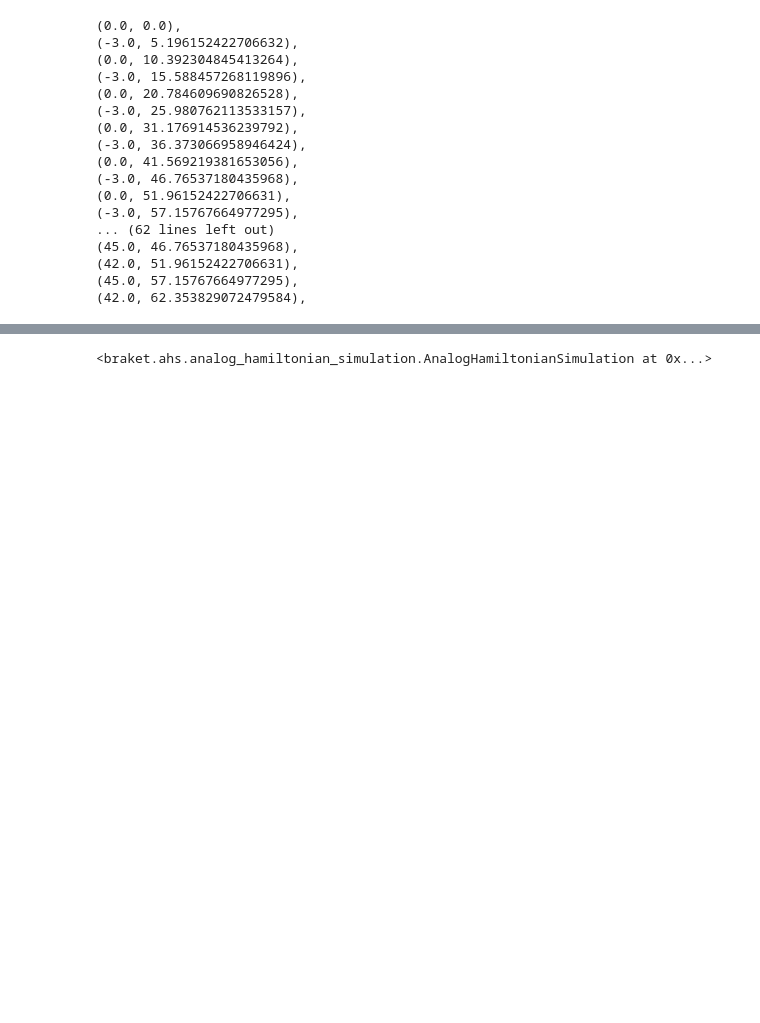
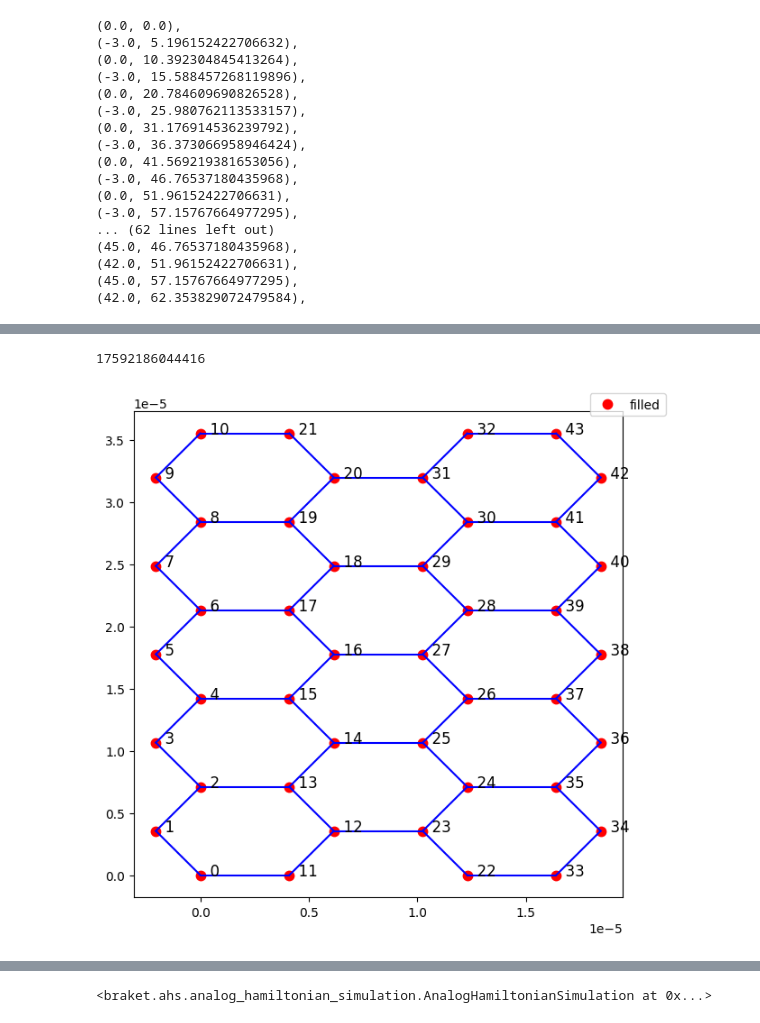
Before and after one commit to cmc-ucl/rydberg_atoms, a Jupyter notebook: paper_part_two.ipynb, the cells around one changed output, grey strips where cells are left out. Saved outputs shown, nothing was run; the diff lists cells and outputs as text; code cells hidden in the pictures; blank space fills up the shorter version.

```diff
--- a/paper_part_two.ipynb
+++ b/paper_part_two.ipynb
@@ -188,4 +325,12 @@ def get_register(separation, coords=coords, show_atom_arrangement=True):
         show_register(register, show_atom_index=True, blockade_radius=1.01 * separation) # Note that blockade_radius is redefined
 
     return register
+# %%
+2**44
+# %% [output]
+17592186044416
+# %%
+register_1 = get_register(4.1e-6,coords_small)
+# %% [output]
+[figure, added]
 # %%
```
Also changed, not shown: parts of 24 cells of this notebook, 2 other files.
